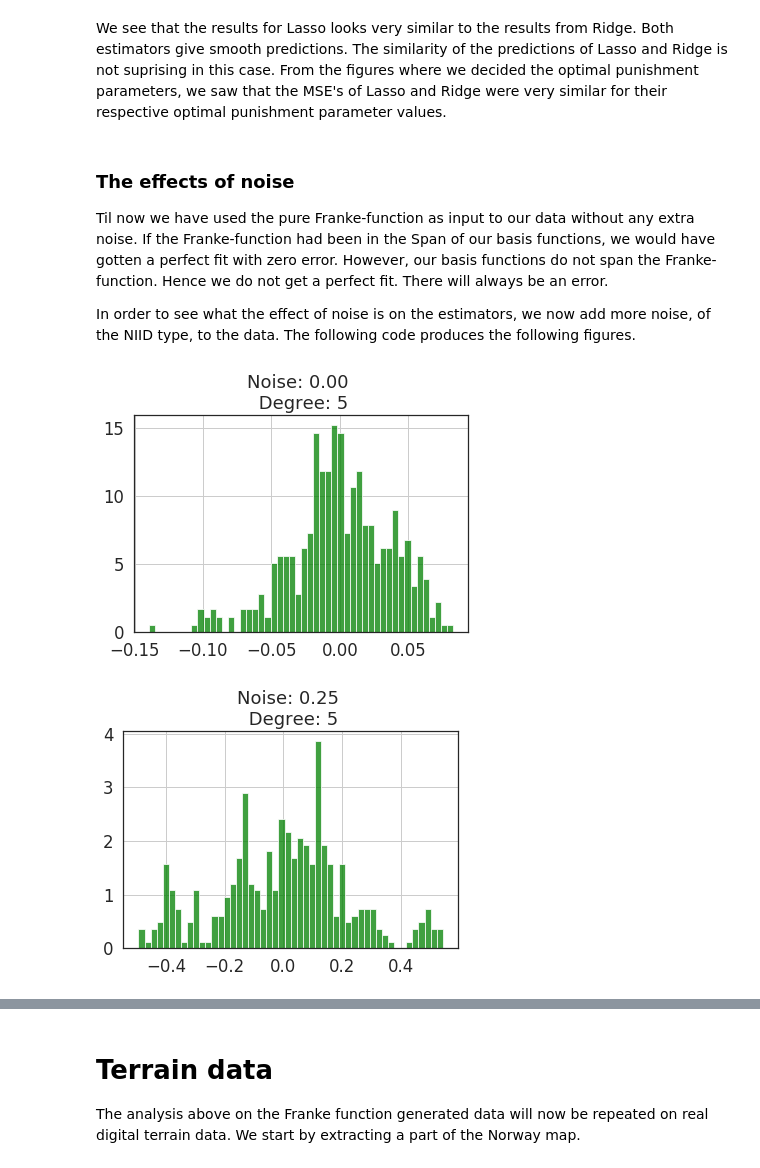
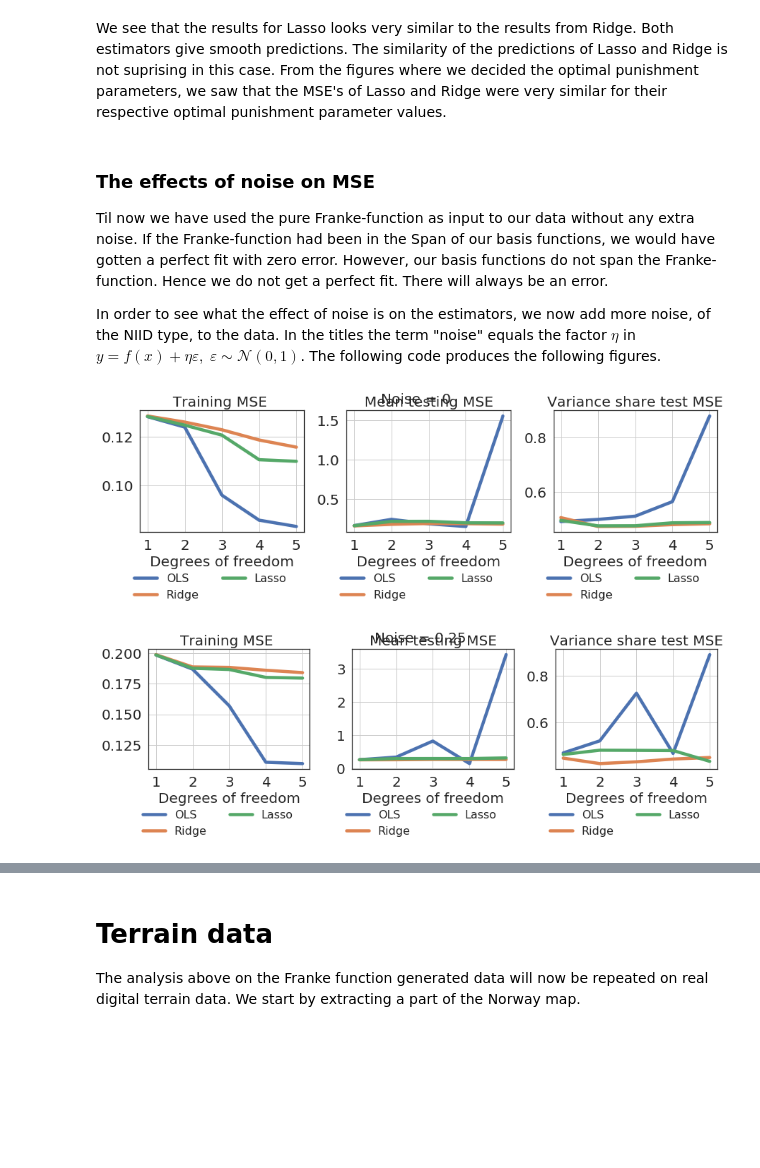
Before and after one commit to kaaja/ADAML, a Jupyter notebook: m1/m1Class.ipynb, the cells around one changed output, grey strips where cells are left out. Saved outputs shown, nothing was run; the diff lists cells and outputs as text; code cells hidden in the pictures; blank space fills up the shorter version.

```diff
--- a/m1/m1Class.ipynb
+++ b/m1/m1Class.ipynb
@@ -11,5 +11,6 @@ from classesRegression import *
 # %% [markdown]
 Now we create some data using the Franke-function and take a look at the function shape.
 # %%
-xPlot, yPlot, zPlot = createFrankeData(plot=True)
+observations = 30
+xPlot, yPlot, zPlot = createFrankeData(plot=True, observations=observations)
 # %% [output]
@@ -112,18 +135,18 @@ tst1.preditionAndPlot(model='lasso', degree=5, lambdaValue=0.00025, maxIteration
 # %% [markdown]
 We see that the results for Lasso looks very similar to the results from Ridge. Both estimators give smooth predictions. The similarity of the predictions of Lasso and Ridge is not suprising in this case. From the figures where we decided the optimal punishment parameters, we saw that the MSE's of Lasso and Ridge were very similar for their respective optimal punishment parameter values.
 # %% [markdown]
-### The effects of noise
+### The effects of noise on MSE
 Til now we have used the pure Franke-function as input to our data without any extra noise. If the Franke-function had been in the Span of our basis functions, we would have gotten a perfect fit with zero error. However, our basis functions do not span the Franke-function. Hence we do not get a perfect fit. There will always be an error. <br>
 
-In order to see what the effect of noise is on the estimators, we now add more noise, of the NIID type, to the data. The following code produces the following figures.
+In order to see what the effect of noise is on the estimators, we now add more noise, of the NIID type, to the data. In the titles the term "noise" equals the factor $\eta$ in $y = f(x) + \eta \varepsilon,\;\varepsilon \sim \mathcal{N}(0,1)$. The following code produces the following figures.
 # %%
 noises = [0, 0.25]
 for noise in noises:
-    tst1.mseAllModels(noise, franke=True, plotResiduals=True, residualsDegree=5)
-    #tst1.mseAllModelsPlot()
+    tst1.mseAllModels(noise, franke=True)#, plotResiduals=False, residualsDegree=5)
+    tst1.mseAllModelsPlot()
 # %% [output]
-[figure, old version]
+[figure, new version]
-[figure, old version]
+[figure, new version]
 # %% [markdown]
 In the figure above, the top row shows MSE measures in the absence of noise, while the bottom row shows the same in presence of noise. <br>
 
```
Also changed, not shown: parts of 26 cells of this notebook, 1 other file.
